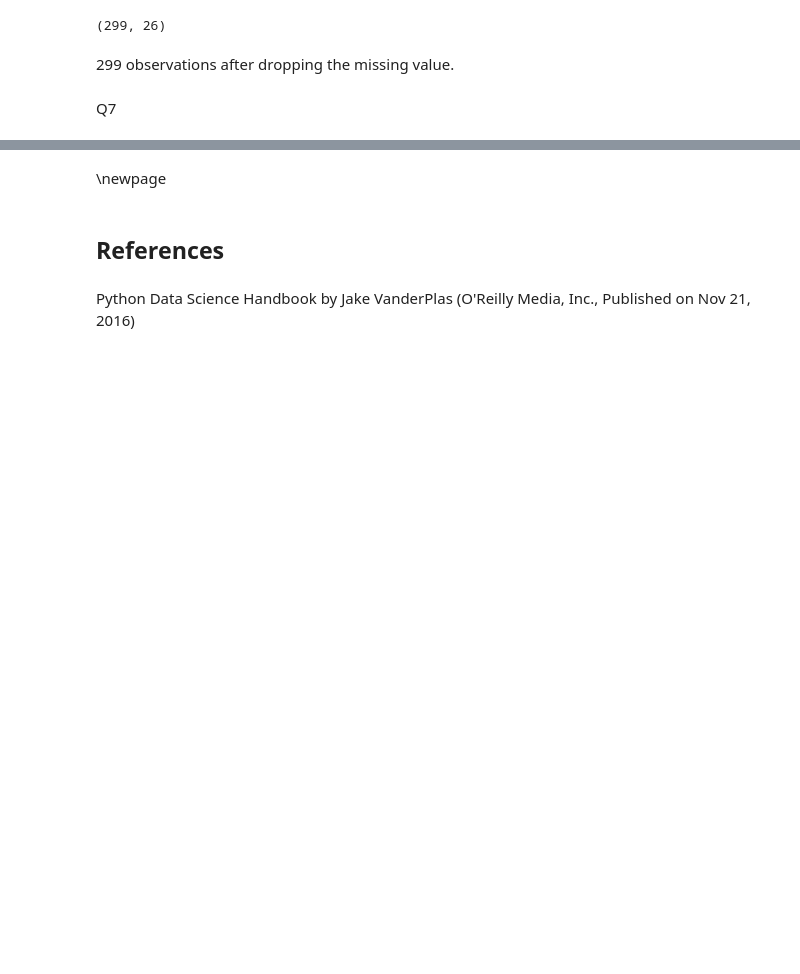
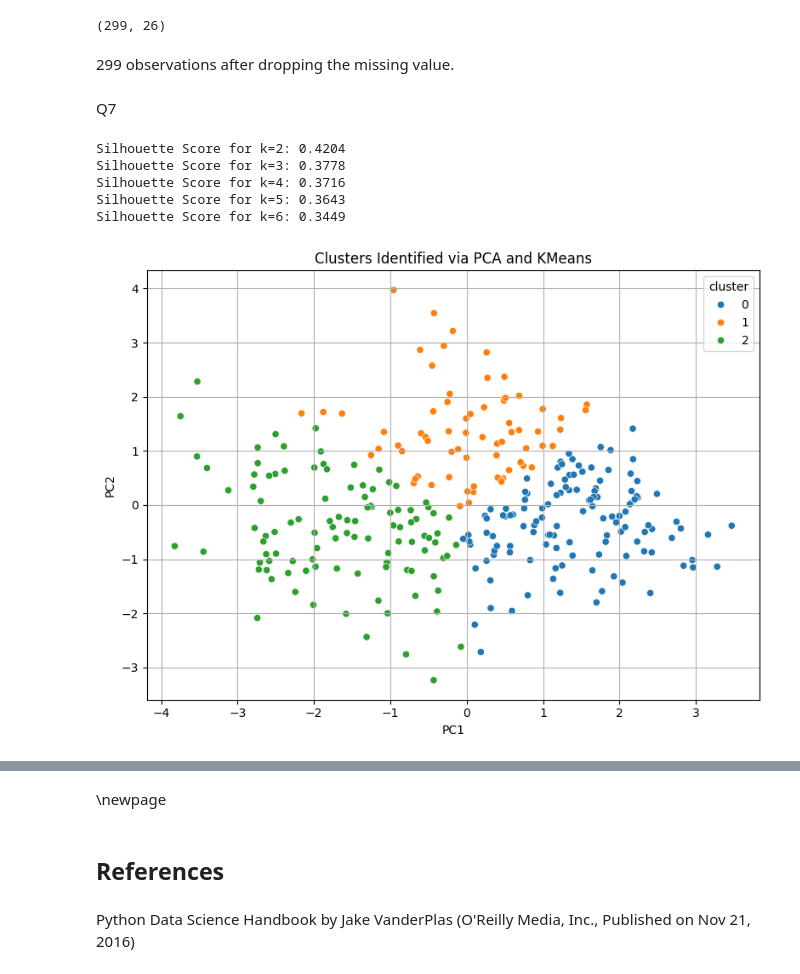
Before and after one commit to YuanfuHuang/Assignment6, a Jupyter notebook: Assignment6.ipynb, the cells around one changed output, grey strips where cells are left out. Cells and saved outputs as stored; diff of their text form; code cells hidden in the pictures; blank space fills up the shorter version.

```diff
--- a/Assignment6.ipynb
+++ b/Assignment6.ipynb
@@ -174,3 +174,38 @@ df_transed.shape
 299 observations after dropping the missing value.
 # %% [markdown]
 Q7
+# %%
+X_cluster = df_transed.dropna()
+y_cluster = y.loc[X_cluster.index]
+
+pca = PCA(n_components=2)
+pc_scores = pca.fit_transform(X_cluster)
+
+for k in range(2, 7):
+    km = KMeans(n_clusters=k, random_state=42, n_init=10)
+    labels = km.fit_predict(pc_scores)
+    score = silhouette_score(pc_scores, labels)
+    print(f"Silhouette Score for k={k}: {score:.4f}")
+# %% [output]
+Silhouette Score for k=2: 0.4204
+Silhouette Score for k=3: 0.3778
+Silhouette Score for k=4: 0.3716
+Silhouette Score for k=5: 0.3643
+Silhouette Score for k=6: 0.3449
+# %%
+km_final = KMeans(n_clusters=3, random_state=42, n_init=10)
+clusters = km_final.fit_predict(pc_scores)
+
+pc_df = pd.DataFrame(pc_scores, columns=['PC1', 'PC2'])
+pc_df['cluster'] = clusters
+
+plt.figure(figsize=(8, 6))
+sns.scatterplot(data=pc_df, x='PC1', y='PC2', hue='cluster', palette='tab10')
+plt.title("Clusters Identified via PCA and KMeans")
+plt.xlabel("PC1")
+plt.ylabel("PC2")
+plt.grid(True)
+plt.tight_layout()
+plt.show()
+# %% [output]
+[figure, added]
```
Also changed, not shown: parts of 7 cells of this notebook.
